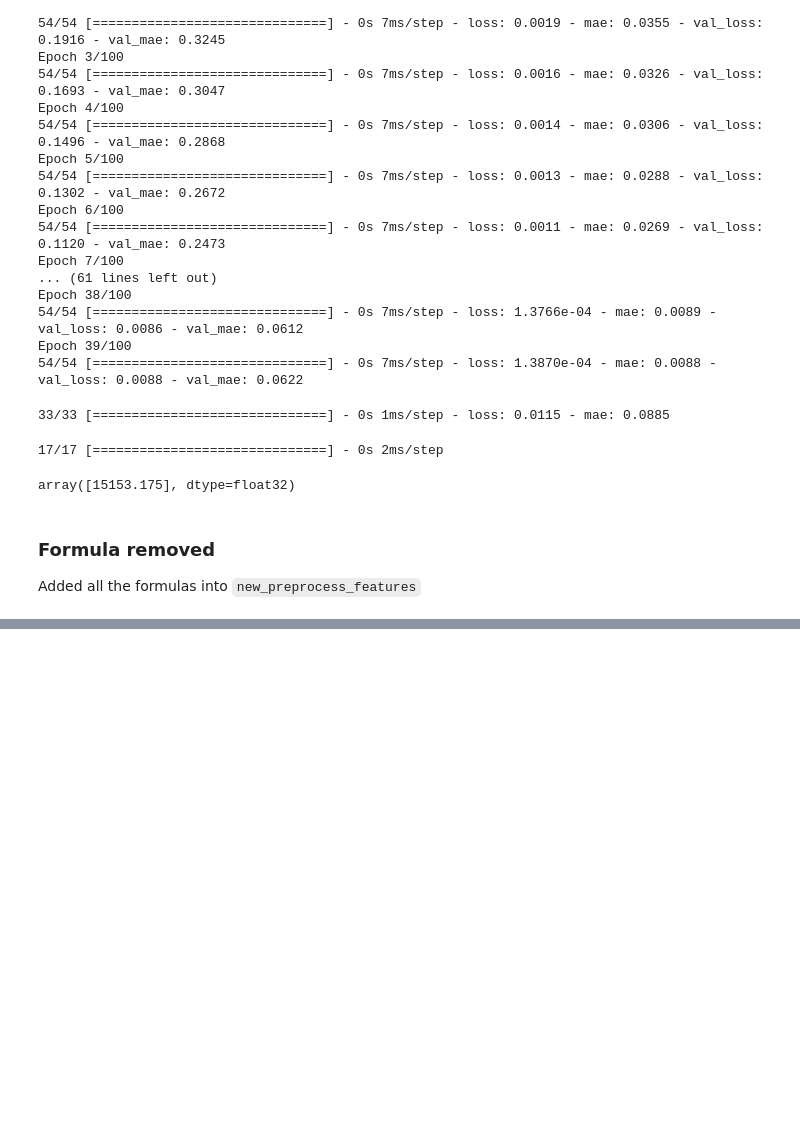
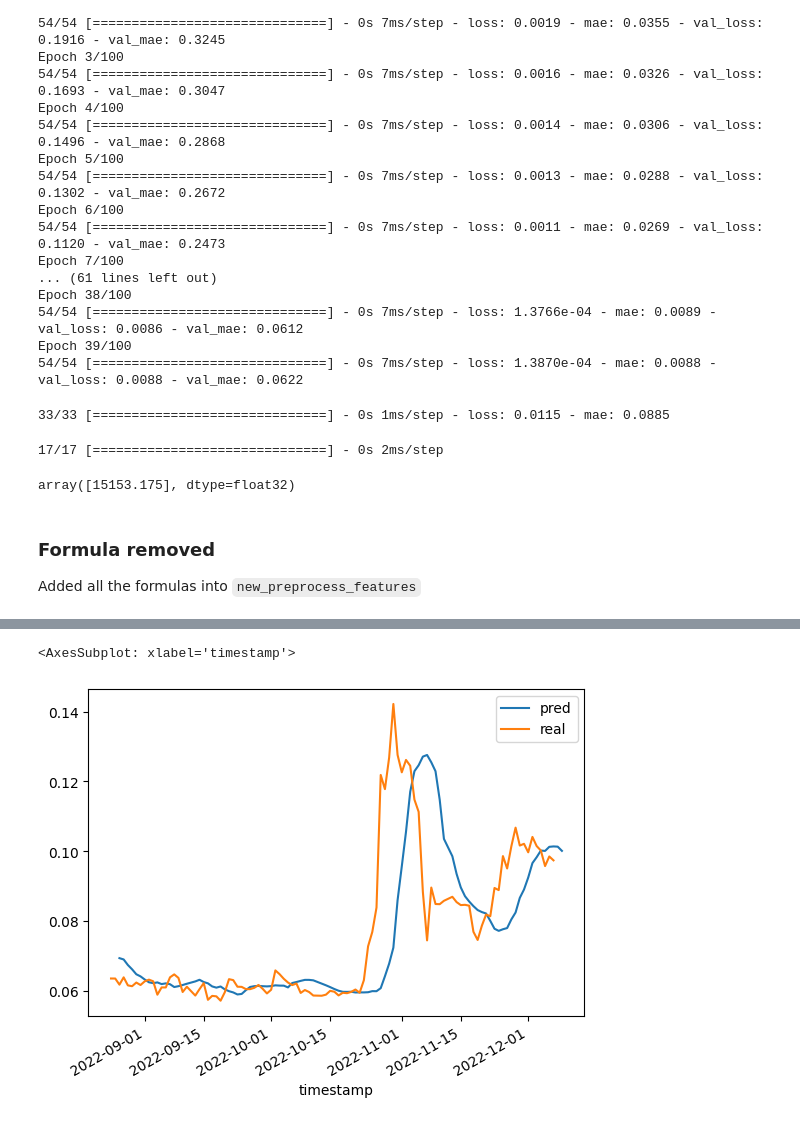
Before and after one commit to monicasainer/gossips_cryptos, a Jupyter notebook: notebooks/monica.ipynb, the cells around one changed output, grey strips where cells are left out. Drawn from its saved outputs; the diff is of its cells as text; code cells hidden in the pictures; blank space fills up the shorter version.

```diff
--- a/notebooks/monica.ipynb
+++ b/notebooks/monica.ipynb
@@ -412,0 +745,12 @@ def preprocess_features(cleaned_data: pd.DataFrame,window=20) -> np.ndarray:
+# %%
+def predictor(crypto='BTC',horizon=1):
+    price = prices(crypto)
+    index = fgindex()
+    data_cleaned= data_cleaning(price,index)
+    X_train_scaled,X_test_scaled,y_train_scaled,y_test_scaled,scaler_y = preprocess_features(data_cleaned,40,horizon,0.8)
+    model = load_model()
+    predicted = model.predict(X_test_scaled)
+    unscaled_pred = scaler_y.inverse_transform(predicted)
+    return unscaled_pred
+# %%
+y_pred = predictor('DOGE')
@@ -412,0 +784,3 @@ def preprocess_features(cleaned_data: pd.DataFrame,window=20) -> np.ndarray:
+# %%
+y_test = unscaled_pred = scaler_y.inverse_transform(y_test_scaled)
+y_test.shape
@@ -412,0 +789,6 @@ def preprocess_features(cleaned_data: pd.DataFrame,window=20) -> np.ndarray:
+# %%
+prediction = pd.DataFrame(index=cleaned_data.index[-len(y_pred):])
+prediction['pred']=y_pred
+
+real_data = pd.DataFrame(index=cleaned_data.index[-(len(y_test)+2):-2])
+real_data['real'] =y_test
@@ -412,0 +812,6 @@ def preprocess_features(cleaned_data: pd.DataFrame,window=20) -> np.ndarray:
+# %%
+ax = prediction.plot( y='pred')
+real_data.plot(ax=ax, y='real')
+# %% [output]
+<AxesSubplot: xlabel='timestamp'>
+[figure, added]
```
Also changed, not shown: parts of 30 cells of this notebook, 7 other files.
